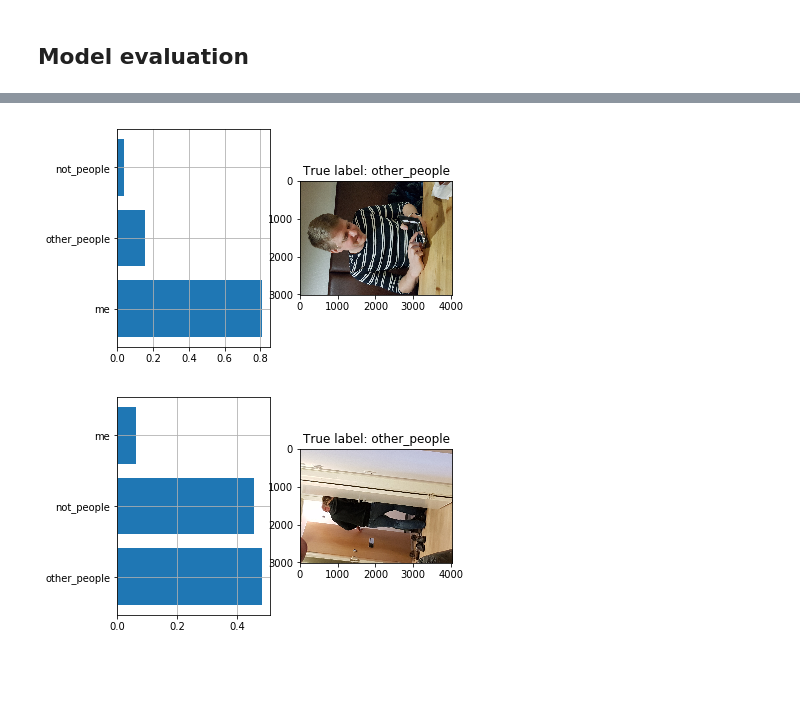
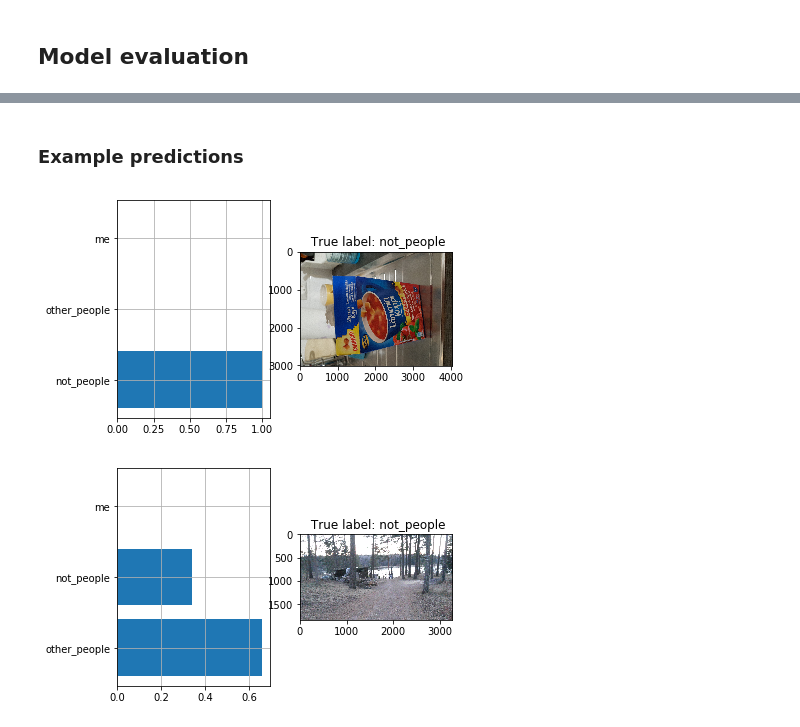
Before and after one commit to omyllymaki/image-classifier, a Jupyter notebook: model_evaluation.ipynb, the cells around one changed output, grey strips where cells are left out. Drawn from its saved outputs; the diff is of its cells as text; code cells hidden in the pictures; blank space fills up the shorter version.

```diff
--- a/model_evaluation.ipynb
+++ b/model_evaluation.ipynb
@@ -21,8 +21,6 @@ random.seed(42)
 # %%
 model_data = load_pickle_file(MODEL_FILE_PATH)
 model = model_data['model']
-label_to_idx_mapping = model_data['label_to_idx_mapping']
-data_sets = model_data['data']
-idx_to_label_mapping = {v:k for k,v in label_to_idx_mapping.items()}
+image_data = model_data['data']
 # %% [markdown]
 ## Model evaluation
@@ -33,3 +29,6 @@ y_true = [sample['y'] for sample in test_data]
+# %%
+x = image_data.get_images('test')
+y_true = image_data.get_classes('test')
 # %%
 y_pred, p = predict(x, model, image_transforms['test'])
 # %%
@@ -71,30 +72,34 @@ df_is_correct[df_is_correct.is_correct == False]
+# %% [markdown]
+### Example predictions
 # %%
-test_index = 3
-image = x[test_index]
-true_label = f'True label: {idx_to_label_mapping[y_true[test_index]]}'
+test_index = 0
+
+image = image_data.get_image(test_index, 'test')
+true_label = image_data.get_label(test_index, 'test')
 probabilities = p[test_index]
 i_sorted = np.argsort(probabilities)[::-1][:5]
 prob = probabilities[i_sorted]
-labels_predicted = [idx_to_label_mapping[i] for i in i_sorted]
+labels_predicted = image_data.convert_classes_to_labels(i_sorted)
 
 visualize_prediction(image,
                      true_label,
                      labels_predicted,
                      prob)
 # %% [output]
-[figure, old version]
+[figure, new version]
 # %%
-test_index = 35
-image = x[test_index]
-true_label = f'True label: {idx_to_label_mapping[y_true[test_index]]}'
+test_index = 27
+
+image = image_data.get_image(test_index, 'test')
+true_label = image_data.get_label(test_index, 'test')
 probabilities = p[test_index]
 i_sorted = np.argsort(probabilities)[::-1][:5]
 prob = probabilities[i_sorted]
-labels_predicted = [idx_to_label_mapping[i] for i in i_sorted]
+labels_predicted = image_data.convert_classes_to_labels(i_sorted)
 
 visualize_prediction(image,
                      true_label,
                      labels_predicted,
                      prob)
 # %% [output]
-[figure, old version]
+[figure, new version]
```
Also changed, not shown: parts of 9 cells of this notebook, 8 other files.
